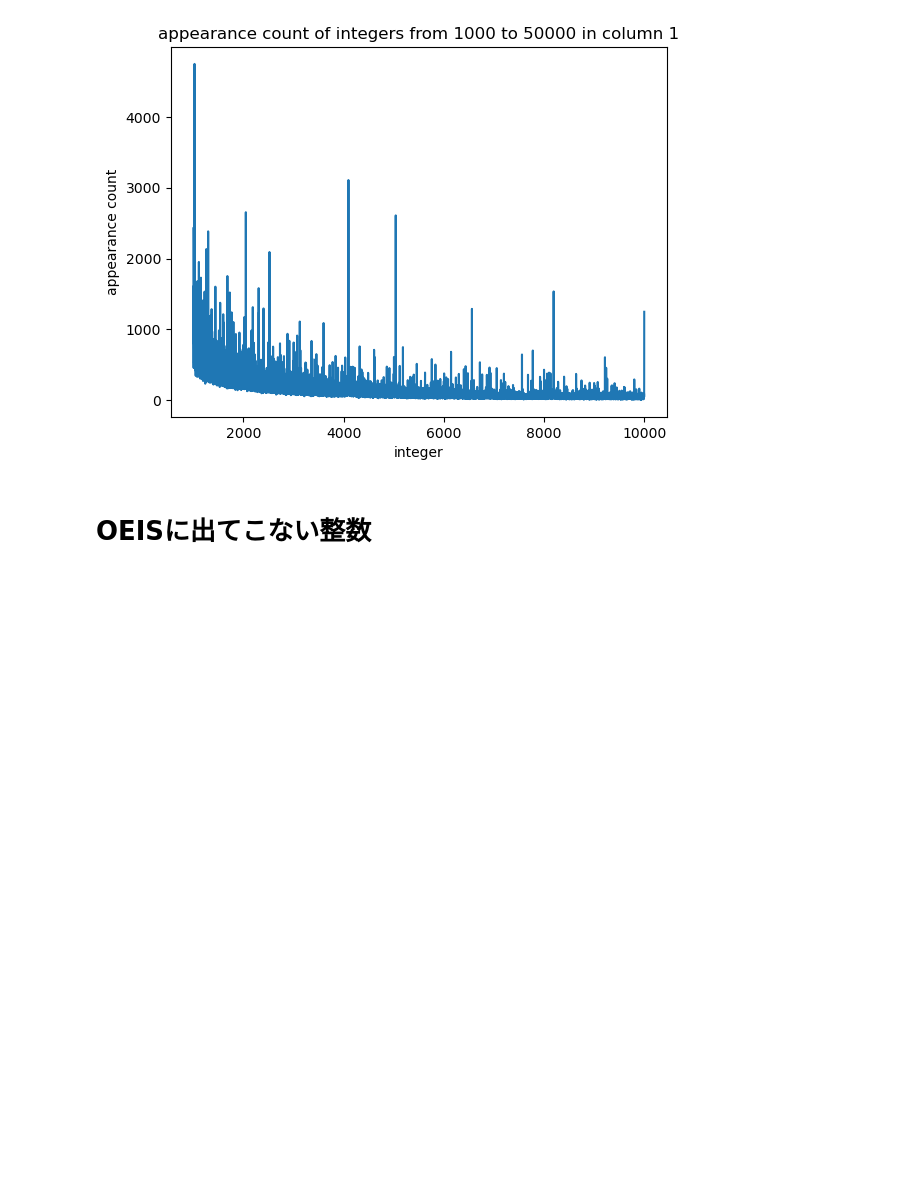
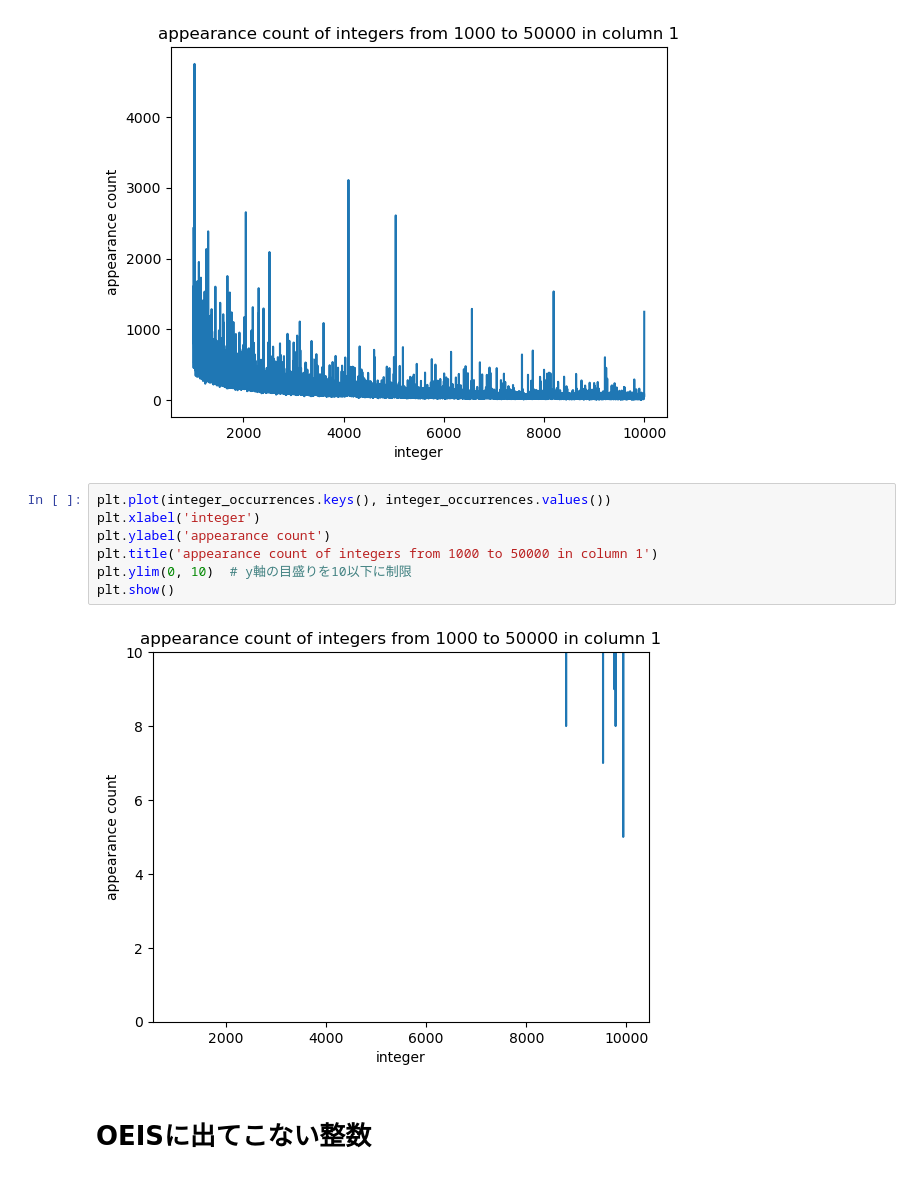
Before and after one commit to manman4/study_OEIS, a Jupyter notebook: oeis_fun/seq.ipynb, the cells around one changed output. Drawn from its saved outputs; the diff is of its cells as text; blank space fills up the shorter version.

```diff
--- a/oeis_fun/seq.ipynb
+++ b/oeis_fun/seq.ipynb
@@ -129,6 +129,15 @@ plt.title('appearance count of integers from 1000 to 50000 in column 1')
 plt.show()
 # %% [output]
 [figure]
+# %%
+plt.plot(integer_occurrences.keys(), integer_occurrences.values())
+plt.xlabel('integer')
+plt.ylabel('appearance count')
+plt.title('appearance count of integers from 1000 to 50000 in column 1')
+plt.ylim(0, 10)  # y軸の目盛りを10以下に制限
+plt.show()
+# %% [output]
+[figure, added]
 # %% [markdown]
 # OEISに出てこない整数
 # %%
```
Also changed, not shown: parts of 2 cells of this notebook.
